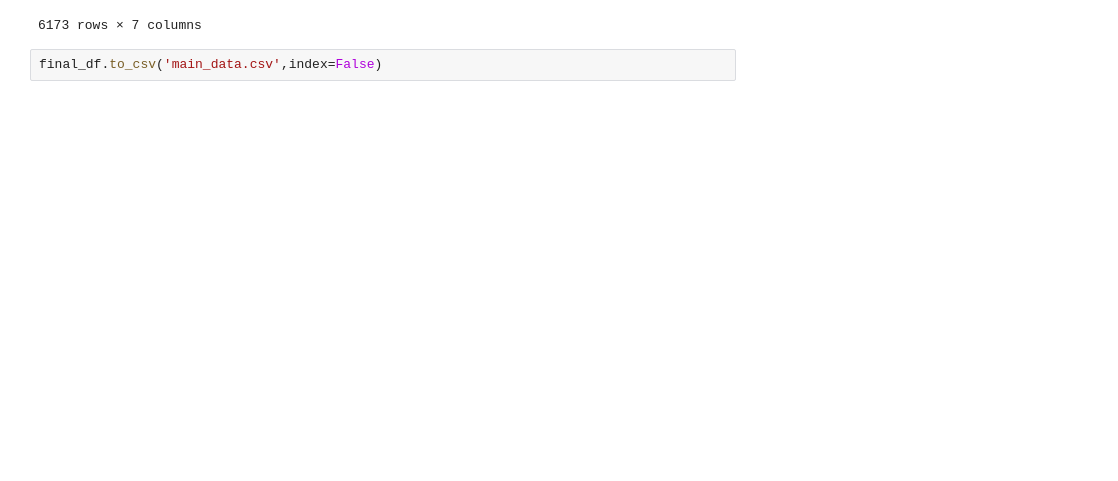
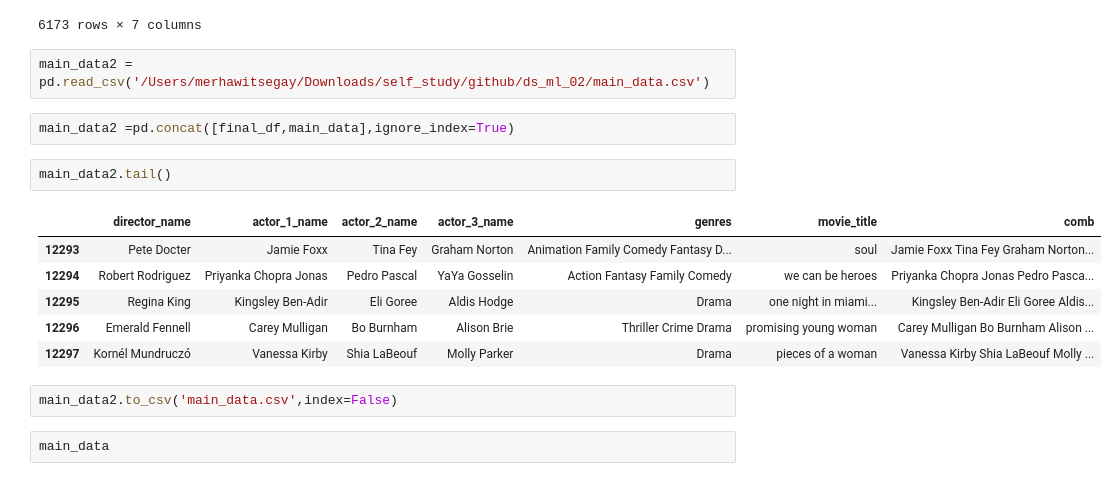
Before and after one commit to merhawitsegay/Movie_recommender_DS_ML_project, a Jupyter notebook: preprocessing_section/preprocessing_6_2022_data_added.ipynb, the cells around one changed output. Drawn from its saved outputs; the diff is of its cells as text; blank space fills up the shorter version.

Commit message:
effectively added 2021 and 2022 movie data collection to the dataset

```diff
--- a/preprocessing_section/preprocessing_6_2022_data_added.ipynb
+++ b/preprocessing_section/preprocessing_6_2022_data_added.ipynb
@@ -295,5 +295,20 @@ final_df
 | 6171 | Juel Taylor | John Boyega | Teyonah Parris | Kiefer Sutherland | Science Fiction Comedy Mystery | they cloned tyrone | John Boyega Teyonah Parris Kiefer... |
 | 6172 | Mary Nighy | Anna Kendrick | Kaniehtiio Horn | Charlie Carrick | Thriller Drama | alice, darling | Anna Kendrick Kaniehtiio Horn Cha... |
 6173 rows × 7 columns
+# %%
+main_data2 = pd.read_csv('/Users/merhawitsegay/Downloads/self_study/github/ds_ml_02/main_data.csv')
+# %%
+main_data2 =pd.concat([final_df,main_data],ignore_index=True)
+# %%
+main_data2.tail()
+# %% [output]
+|  | director_name | actor_1_name | actor_2_name | actor_3_name | genres | movie_title | comb |
+| 12293 | Pete Docter | Jamie Foxx | Tina Fey | Graham Norton | Animation Family Comedy Fantasy D... | soul | Jamie Foxx Tina Fey Graham Norton... |
+| 12294 | Robert Rodriguez | Priyanka Chopra Jonas | Pedro Pascal | YaYa Gosselin | Action Fantasy Family Comedy | we can be heroes | Priyanka Chopra Jonas Pedro Pasca... |
+| 12295 | Regina King | Kingsley Ben-Adir | Eli Goree | Aldis Hodge | Drama | one night in miami... | Kingsley Ben-Adir Eli Goree Aldis... |
+| 12296 | Emerald Fennell | Carey Mulligan | Bo Burnham | Alison Brie | Thriller Crime Drama | promising young woman | Carey Mulligan Bo Burnham Alison ... |
+| 12297 | Kornél Mundruczó | Vanessa Kirby | Shia LaBeouf | Molly Parker | Drama | pieces of a woman | Vanessa Kirby Shia LaBeouf Molly ... |
 # %%
-final_df.to_csv('main_data.csv',index=False)
+main_data2.to_csv('main_data.csv',index=False)
+# %%
+main_data
```
Also changed, not shown: 10 other files.
